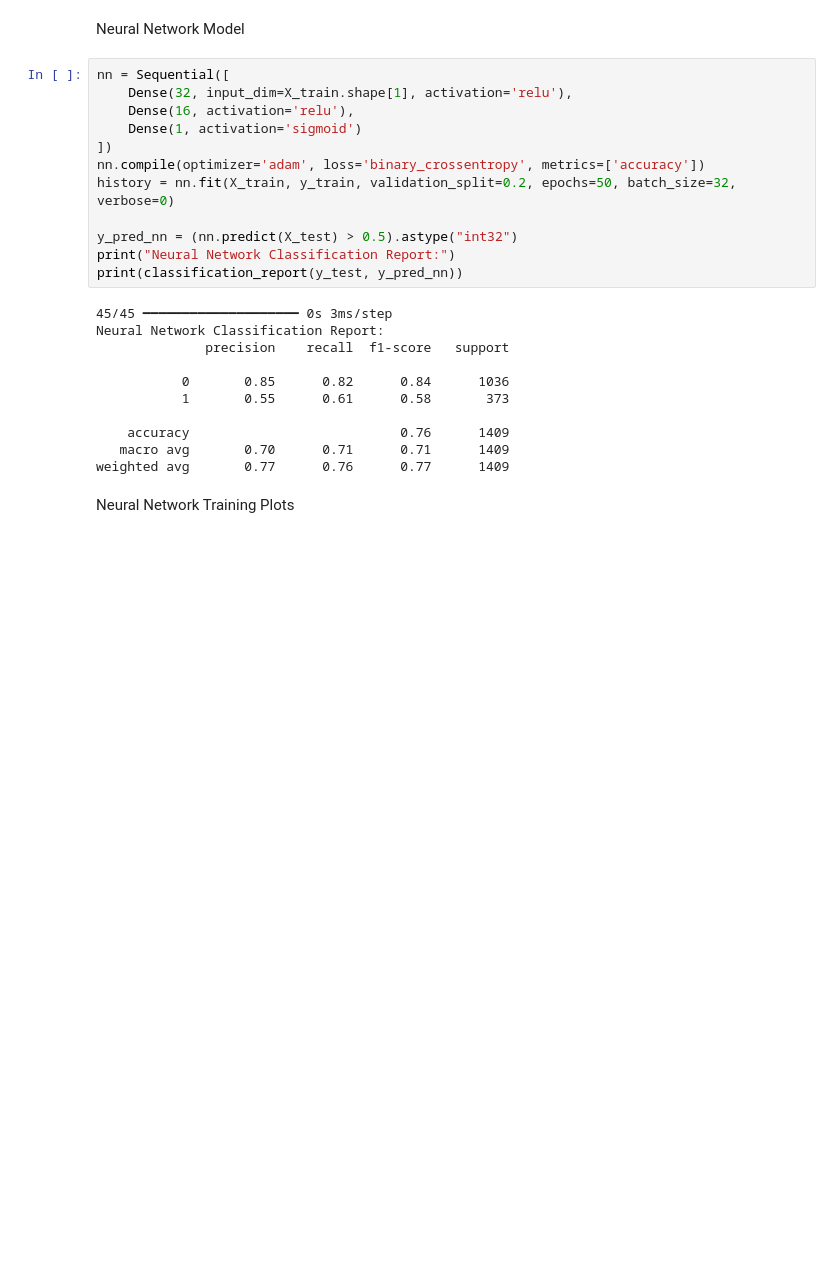
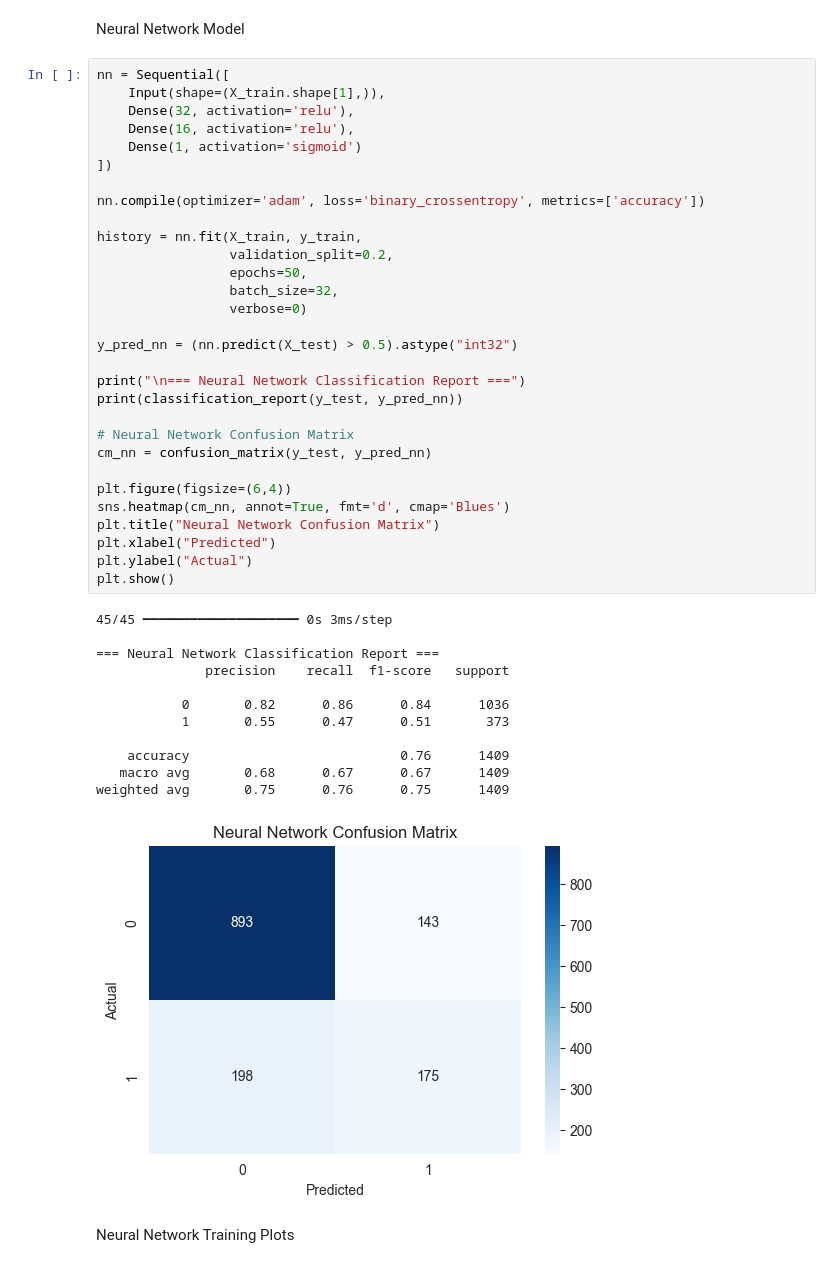
Before and after one commit to EmilyRajapakse2004/Year2-ML-Telco-Churn-, a Jupyter notebook: notebooks/churn_analysis.ipynb, the cells around one changed output. Drawn from its saved outputs; the diff is of its cells as text; blank space fills up the shorter version.

```diff
--- a/notebooks/churn_analysis.ipynb
+++ b/notebooks/churn_analysis.ipynb
@@ -187,27 +186,47 @@ Feature importance table saved at results/decision_tree_feature_importance.csv
 Neural Network Model
 # %%
 nn = Sequential([
-    Dense(32, input_dim=X_train.shape[1], activation='relu'),
+    Input(shape=(X_train.shape[1],)),
+    Dense(32, activation='relu'),
     Dense(16, activation='relu'),
     Dense(1, activation='sigmoid')
 ])
+
 nn.compile(optimizer='adam', loss='binary_crossentropy', metrics=['accuracy'])
-history = nn.fit(X_train, y_train, validation_split=0.2, epochs=50, batch_size=32, verbose=0)
+
+history = nn.fit(X_train, y_train,
+                 validation_split=0.2,
+                 epochs=50,
+                 batch_size=32,
+                 verbose=0)
 
 y_pred_nn = (nn.predict(X_test) > 0.5).astype("int32")
-print("Neural Network Classification Report:")
+
+print("\n=== Neural Network Classification Report ===")
 print(classification_report(y_test, y_pred_nn))
+
+# Neural Network Confusion Matrix
+cm_nn = confusion_matrix(y_test, y_pred_nn)
+
+plt.figure(figsize=(6,4))
+sns.heatmap(cm_nn, annot=True, fmt='d', cmap='Blues')
+plt.title("Neural Network Confusion Matrix")
+plt.xlabel("Predicted")
+plt.ylabel("Actual")
+plt.show()
 # %% [output]
 45/45 ━━━━━━━━━━━━━━━━━━━━ 0s 3ms/step
-Neural Network Classification Report:
+
+=== Neural Network Classification Report ===
               precision    recall  f1-score   support
 
-           0       0.85      0.82      0.84      1036
-           1       0.55      0.61      0.58       373
+           0       0.82      0.86      0.84      1036
+           1       0.55      0.47      0.51       373
 
     accuracy                           0.76      1409
-   macro avg       0.70      0.71      0.71      1409
-weighted avg       0.77      0.76      0.77      1409
+   macro avg       0.68      0.67      0.67      1409
+weighted avg       0.75      0.76      0.75      1409
+[figure, added]
 # %% [markdown]
 Neural Network Training Plots
 # %%
```
Also changed, not shown: parts of 11 cells of this notebook, 4 other files.
